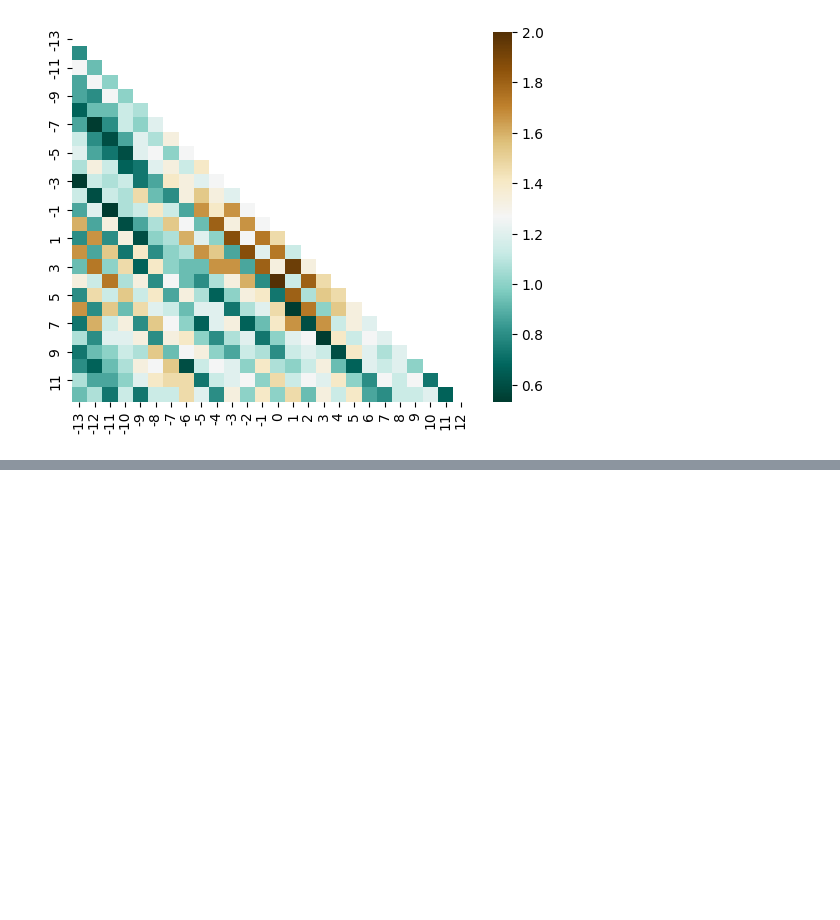
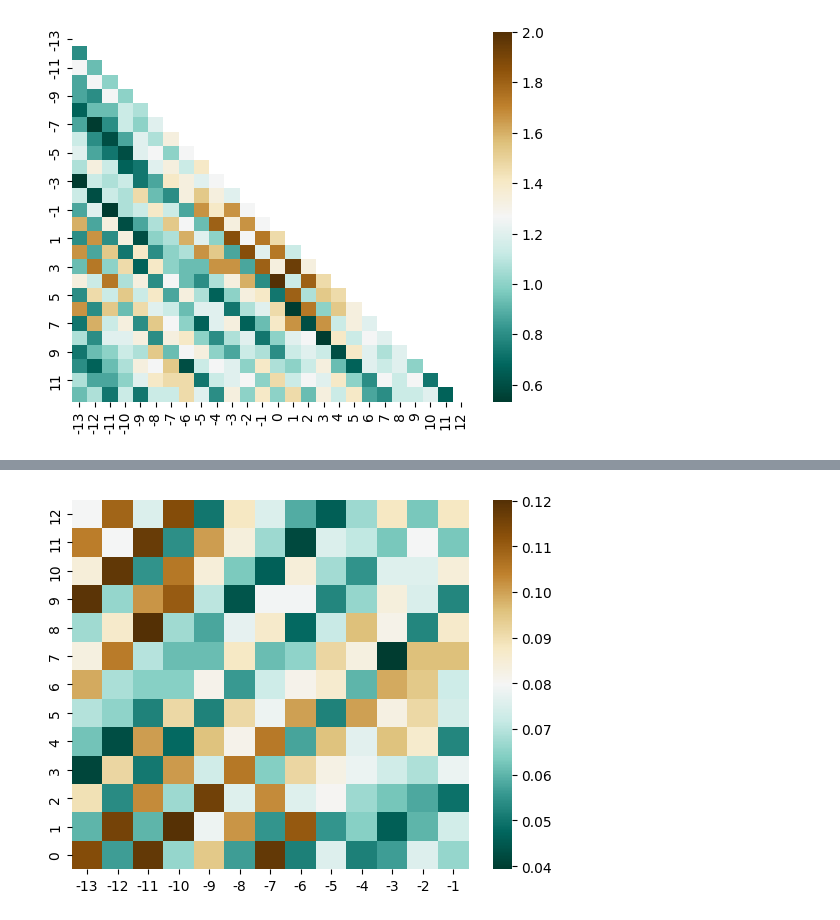
Before and after one commit to WoobeenJeong/miRNA_motif_finding, a Jupyter notebook: Project_006.ipynb, the cells around one changed output, grey strips where cells are left out. Drawn from its saved outputs; the diff is of its cells as text; code cells hidden in the pictures; blank space fills up the shorter version.

```diff
--- a/Project_006.ipynb
+++ b/Project_006.ipynb
@@ -658,0 +709,18 @@ plt.show()
+# %%
+import pandas as pd
+import seaborn as sns
+import matplotlib.pyplot as plt
+
+df_final_subset = df_final.iloc[0:13, 13:26]
+
+df_final_subset.columns = range(-13,0)
+df_final_subset.index = range(0,13)
+
+df_final_subset = df_final_subset.iloc[::-1]
+
+relative_frequencies = df_final_subset.div(df_final_subset.sum(axis=1), axis=0)
+
+sns.heatmap(relative_frequencies , annot=False, cmap="BrBG_r")
+plt.show()
+# %% [output]
+[figure, added]
```
Also changed, not shown: parts of 6 cells of this notebook.
